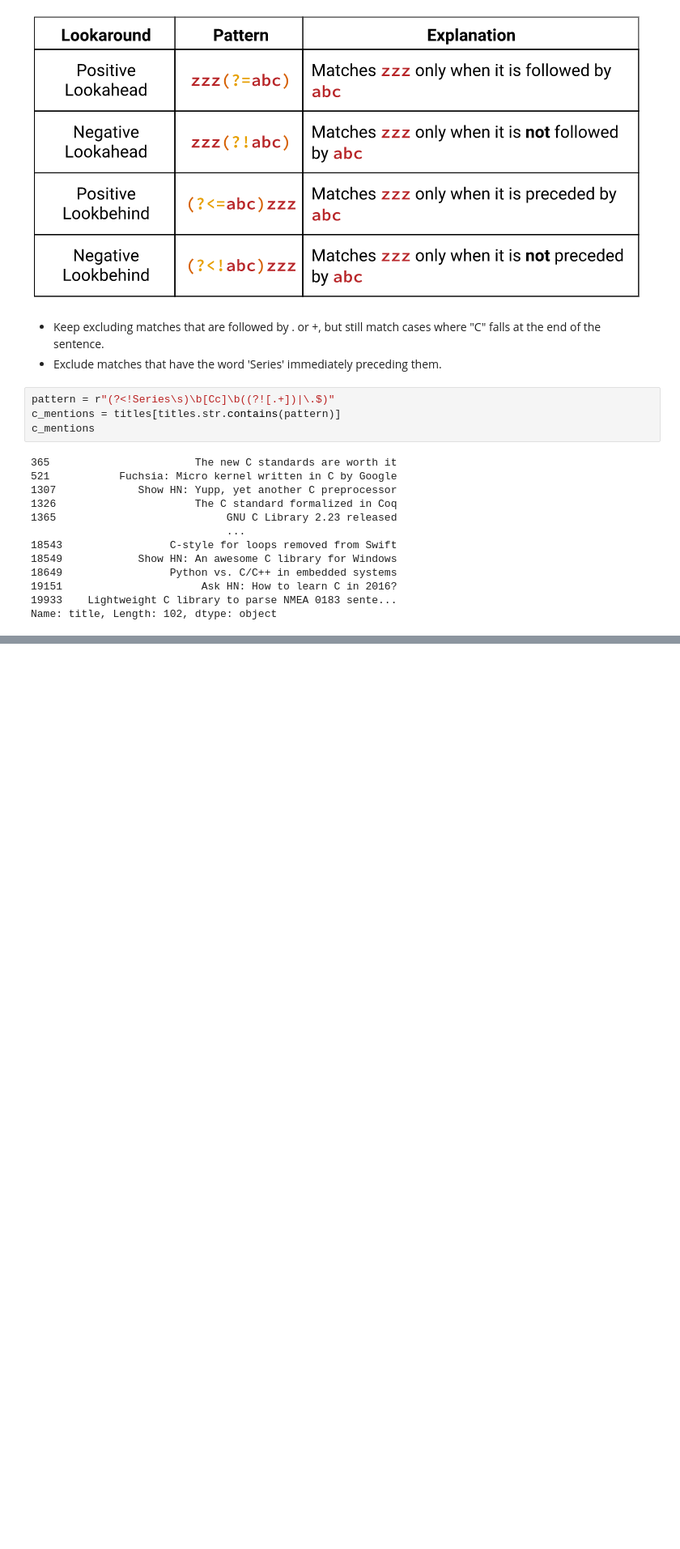
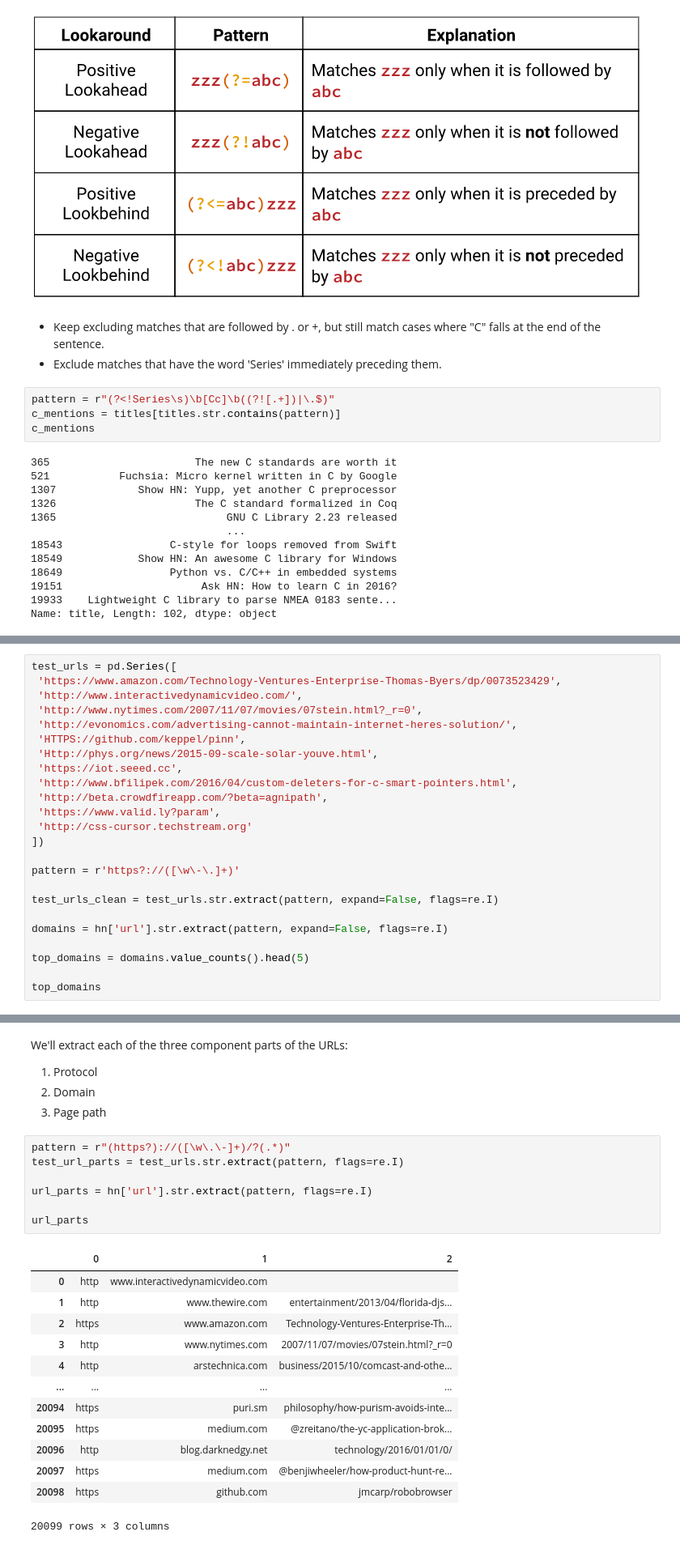
Before and after one commit to hoangvn111/Data-Cleaning-in-Python-Advanced, a Jupyter notebook: Data_Cleaning_in_Python_Advanced.ipynb, the cells around one changed output, grey strips where cells are left out. Shown: that part at 81% size. Drawn from its saved outputs; the diff is of its cells as text; blank space fills up the shorter version.

```diff
--- a/Data_Cleaning_in_Python_Advanced.ipynb
+++ b/Data_Cleaning_in_Python_Advanced.ipynb
@@ -454,0 +519,24 @@ Name: title, Length: 102, dtype: object
+# %%
+test_urls = pd.Series([
+ 'https://www.amazon.com/Technology-Ventures-Enterprise-Thomas-Byers/dp/0073523429',
+ 'http://www.interactivedynamicvideo.com/',
+ 'http://www.nytimes.com/2007/11/07/movies/07stein.html?_r=0',
+ 'http://evonomics.com/advertising-cannot-maintain-internet-heres-solution/',
+ 'HTTPS://github.com/keppel/pinn',
+ 'Http://phys.org/news/2015-09-scale-solar-youve.html',
+ 'https://iot.seeed.cc',
+ 'http://www.bfilipek.com/2016/04/custom-deleters-for-c-smart-pointers.html',
+ 'http://beta.crowdfireapp.com/?beta=agnipath',
+ 'https://www.valid.ly?param',
+ 'http://css-cursor.techstream.org'
+])
+
+pattern = r'https?://([\w\-\.]+)'
+
+test_urls_clean = test_urls.str.extract(pattern, expand=False, flags=re.I)
+
+domains = hn['url'].str.extract(pattern, expand=False, flags=re.I)
+
+top_domains = domains.value_counts().head(5)
+
+top_domains
@@ -454,0 +576,27 @@ Name: title, Length: 102, dtype: object
+# %% [markdown]
+We'll extract each of the three component parts of the URLs:
+
+1. Protocol
+2. Domain
+3. Page path
+# %%
+pattern = r"(https?)://([\w\.\-]+)/?(.*)"
+test_url_parts = test_urls.str.extract(pattern, flags=re.I)
+
+url_parts = hn['url'].str.extract(pattern, flags=re.I)
+
+url_parts
+# %% [output]
+|  | 0 | 1 | 2 |
+| 0 | http | www.interactivedynamicvideo.com |  |
+| 1 | http | www.thewire.com | entertainment/2013/04/florida-djs... |
+| 2 | https | www.amazon.com | Technology-Ventures-Enterprise-Th... |
+| 3 | http | www.nytimes.com | 2007/11/07/movies/07stein.html?_r=0 |
+| 4 | http | arstechnica.com | business/2015/10/comcast-and-othe... |
+| ... | ... | ... | ... |
+| 20094 | https | puri.sm | philosophy/how-purism-avoids-inte... |
+| 20095 | https | medium.com | @zreitano/the-yc-application-brok... |
+| 20096 | http | blog.darknedgy.net | technology/2016/01/01/0/ |
+| 20097 | https | medium.com | @benjiwheeler/how-product-hunt-re... |
+| 20098 | https | github.com | jmcarp/robobrowser |
+20099 rows × 3 columns
```
Also changed, not shown: parts of 22 cells of this notebook.
